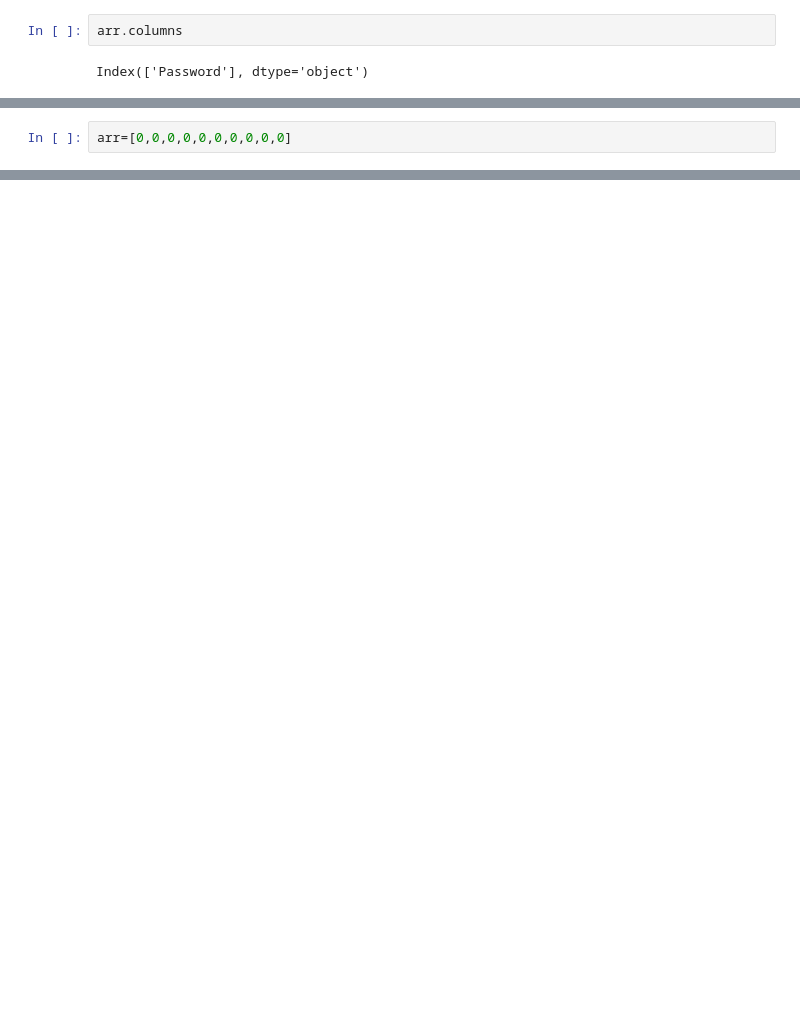
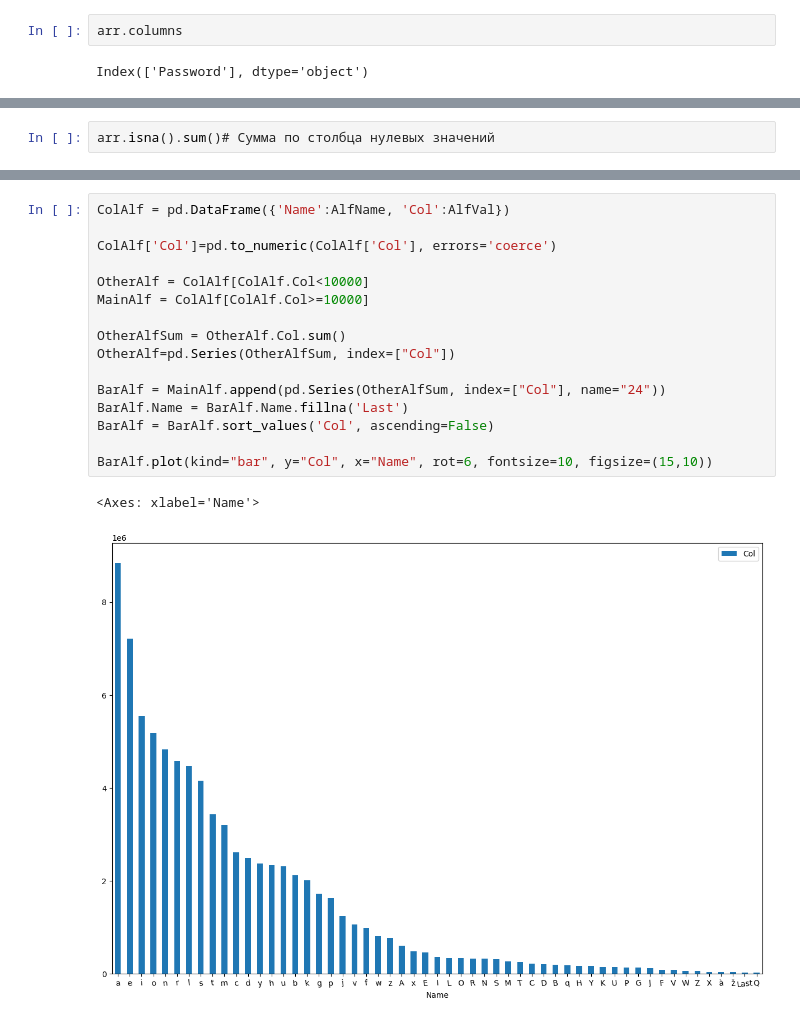
Before and after one commit to Nukutyn/PyProj, a Jupyter notebook: HW/DSISHW.ipynb, the cells around one changed output, grey strips where cells are left out. Saved outputs shown, nothing was run; the diff lists cells and outputs as text; blank space fills up the shorter version.

```diff
--- a/HW/DSISHW.ipynb
+++ b/HW/DSISHW.ipynb
@@ -49,2 +50,2 @@ arr.isnull()
 # %%
-arr=[0,0,0,0,0,0,0,0,0,0]
+arr.isna().sum()# Сумма по столбца нулевых значений
@@ -50,0 +203,19 @@ arr=[0,0,0,0,0,0,0,0,0,0]
+# %%
+ColAlf = pd.DataFrame({'Name':AlfName, 'Col':AlfVal})
+
+ColAlf['Col']=pd.to_numeric(ColAlf['Col'], errors='coerce')
+
+OtherAlf = ColAlf[ColAlf.Col<10000]
+MainAlf = ColAlf[ColAlf.Col>=10000]
+
+OtherAlfSum = OtherAlf.Col.sum()
+OtherAlf=pd.Series(OtherAlfSum, index=["Col"])
+
+BarAlf = MainAlf.append(pd.Series(OtherAlfSum, index=["Col"], name="24"))
+BarAlf.Name = BarAlf.Name.fillna('Last')
+BarAlf = BarAlf.sort_values('Col', ascending=False)
+
+BarAlf.plot(kind="bar", y="Col", x="Name", rot=6, fontsize=10, figsize=(15,10))
+# %% [output]
+<Axes: xlabel='Name'>
+[figure, added]
```
Also changed, not shown: parts of 16 cells of this notebook.
